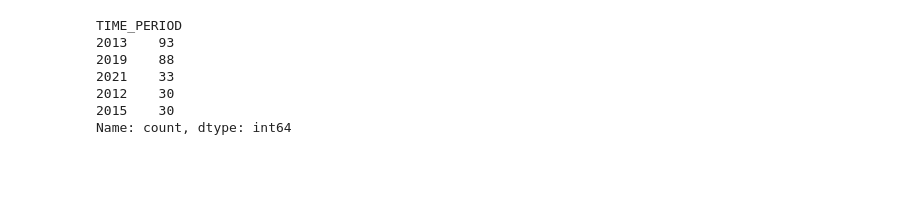
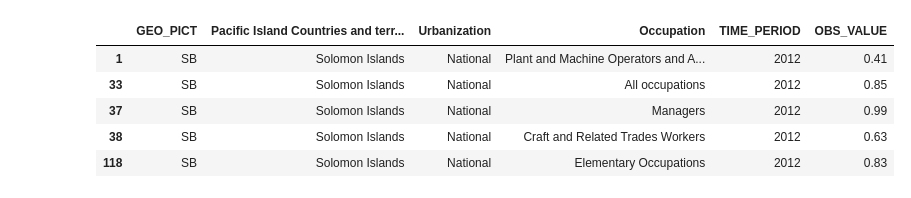
Before and after one commit to JosephBARBIERDARNAL/pacific-data-challenge, a Jupyter notebook: SPC,DF_GWG,1.0+all/sandbox.ipynb, the cells around one changed output. Cells and saved outputs as stored; diff of their text form; code cells hidden in the pictures; blank space fills up the shorter version.

```diff
--- a/SPC,DF_GWG,1.0+all/sandbox.ipynb
+++ b/SPC,DF_GWG,1.0+all/sandbox.ipynb
@@ -1,21 +1,20 @@
 # %%
 import pandas as pd
 import seaborn as sns
 import matplotlib.pyplot as plt
 
 df = pd.read_csv("SPC,DF_GWG,1.0+A...._T.._T.csv").dropna(axis=1)
 df = df.loc[:, df.nunique() > 1]
 df.drop(columns=['URBANIZATION', 'OCCUPATION'], inplace=True)
 df = df.sort_values(by=["TIME_PERIOD", "Pacific Island Countries and territories", "Urbanization"])
 
 df.to_csv("genderPayGap_perYear_perLocation_perUrbanization.csv", index=False)
-df.TIME_PERIOD.value_counts()
+df.head()
 # %% [output]
-TIME_PERIOD
-2013    93
-2019    88
-2021    33
-2012    30
-2015    30
-Name: count, dtype: int64
+|  | GEO_PICT | Pacific Island Countries and terr... | Urbanization | Occupation | TIME_PERIOD | OBS_VALUE |
+| 1 | SB | Solomon Islands | National | Plant and Machine Operators and A... | 2012 | 0.41 |
+| 33 | SB | Solomon Islands | National | All occupations | 2012 | 0.85 |
+| 37 | SB | Solomon Islands | National | Managers | 2012 | 0.99 |
+| 38 | SB | Solomon Islands | National | Craft and Related Trades Workers | 2012 | 0.63 |
+| 118 | SB | Solomon Islands | National | Elementary Occupations | 2012 | 0.83 |
 # %%
```
Also changed, not shown: parts of 1 cell of this notebook, 7 other files.
